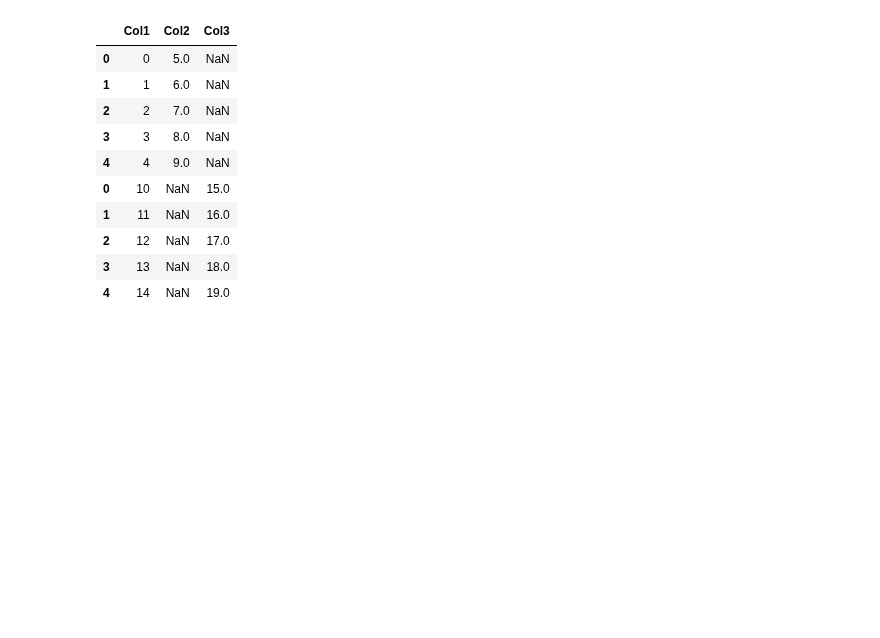
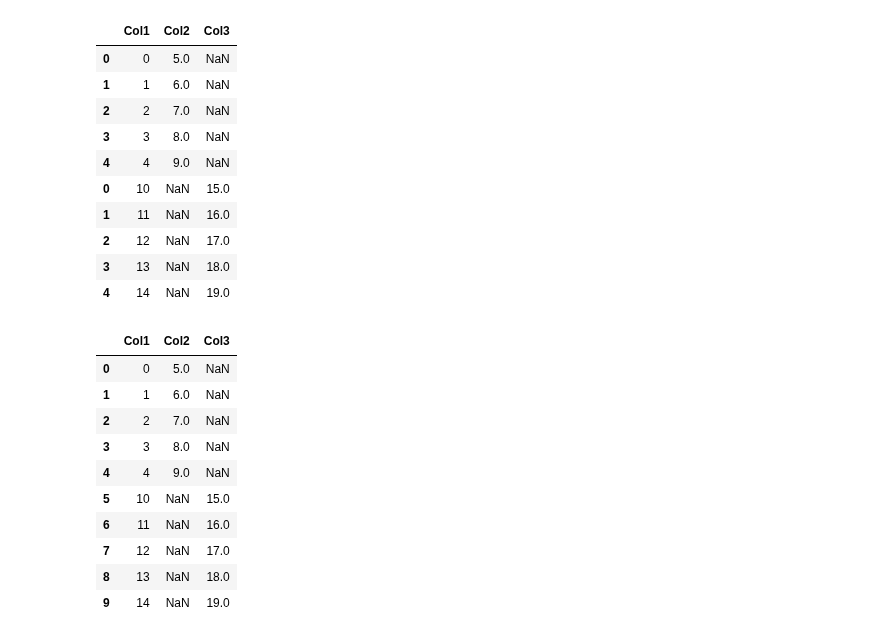
Before and after one commit to hemraj2613/Python-with-Data-Science, a Jupyter notebook: Untitled.ipynb, the cells around one changed output. Cells and saved outputs as stored; diff of their text form; code cells hidden in the pictures; blank space fills up the shorter version.

```diff
--- a/Untitled.ipynb
+++ b/Untitled.ipynb
@@ -271,3 +272,17 @@ pd.concat([df1,df2],axis=0)
 | 2 | 12 | NaN | 17.0 |
 | 3 | 13 | NaN | 18.0 |
 | 4 | 14 | NaN | 19.0 |
+# %%
+pd.concat([df1, df2], axis=0, ignore_index=True)
+# %% [output]
+|  | Col1 | Col2 | Col3 |
+| 0 | 0 | 5.0 | NaN |
+| 1 | 1 | 6.0 | NaN |
+| 2 | 2 | 7.0 | NaN |
+| 3 | 3 | 8.0 | NaN |
+| 4 | 4 | 9.0 | NaN |
+| 5 | 10 | NaN | 15.0 |
+| 6 | 11 | NaN | 16.0 |
+| 7 | 12 | NaN | 17.0 |
+| 8 | 13 | NaN | 18.0 |
+| 9 | 14 | NaN | 19.0 |
```
Also changed, not shown: parts of 2 cells of this notebook, 1 other file.
